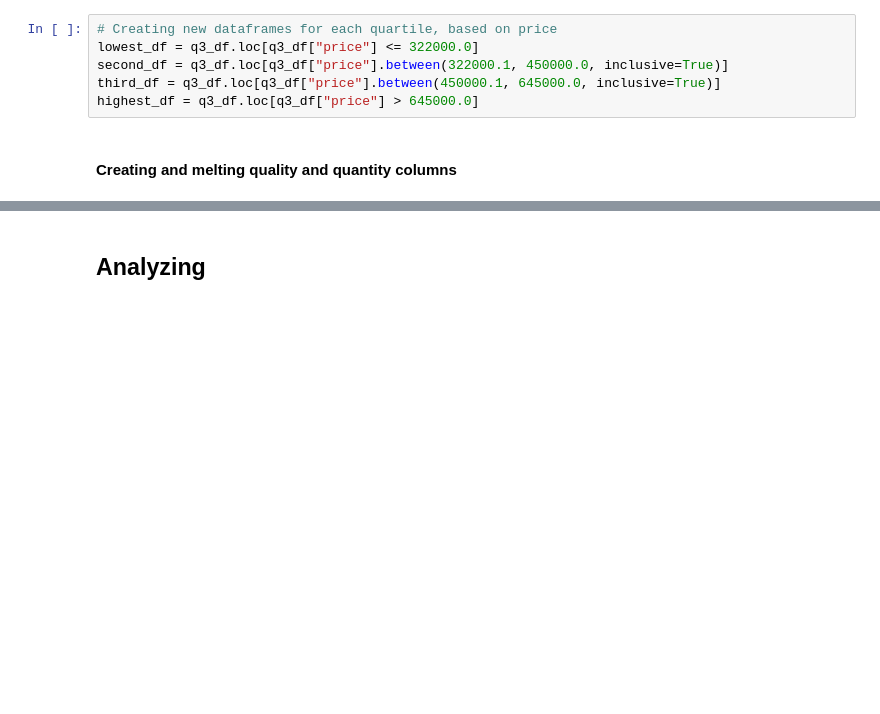
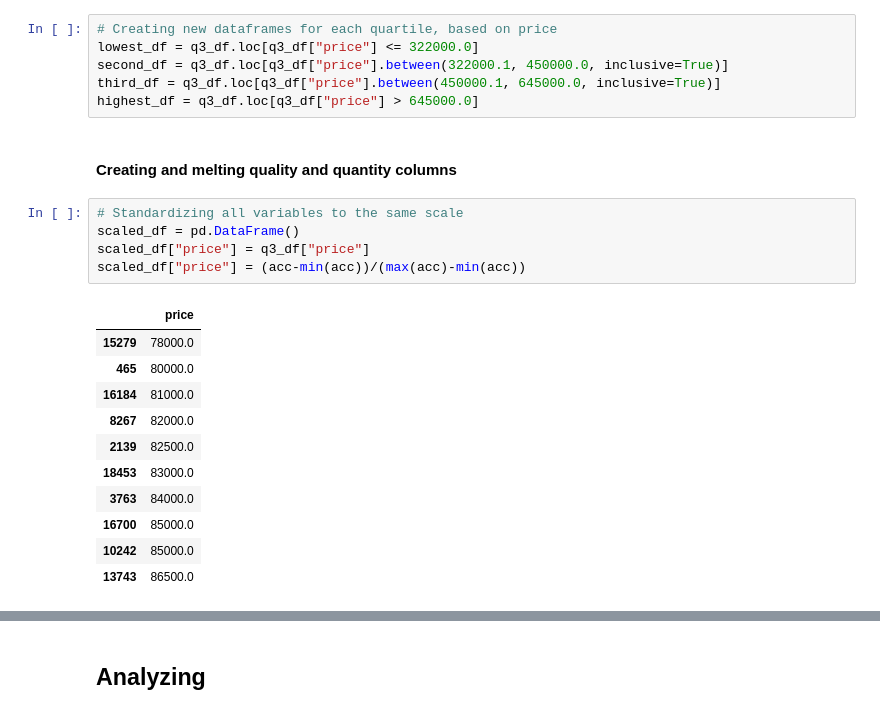
Before and after one commit to lindseyberlin/houston-ds-042219-mod1-project, a Jupyter notebook: Question3_PriceBucketsVersusQuality.ipynb, the cells around one changed output, grey strips where cells are left out. Saved outputs shown, nothing was run; the diff lists cells and outputs as text; blank space fills up the shorter version.

```diff
--- a/Question3_PriceBucketsVersusQuality.ipynb
+++ b/Question3_PriceBucketsVersusQuality.ipynb
@@ -140,4 +140,21 @@ third_df = q3_df.loc[q3_df["price"].between(450000.1, 645000.0, inclusive=True)]
 highest_df = q3_df.loc[q3_df["price"] > 645000.0]
 # %% [markdown]
 #### Creating and melting quality and quantity columns
+# %%
+# Standardizing all variables to the same scale
+scaled_df = pd.DataFrame()
+scaled_df["price"] = q3_df["price"]
+scaled_df["price"] = (acc-min(acc))/(max(acc)-min(acc))
+# %% [output]
+|  | price |
+| 15279 | 78000.0 |
+| 465 | 80000.0 |
+| 16184 | 81000.0 |
+| 8267 | 82000.0 |
+| 2139 | 82500.0 |
+| 18453 | 83000.0 |
+| 3763 | 84000.0 |
+| 16700 | 85000.0 |
+| 10242 | 85000.0 |
+| 13743 | 86500.0 |
 # %%
```
Also changed, not shown: parts of 14 cells of this notebook, 6 other files.
